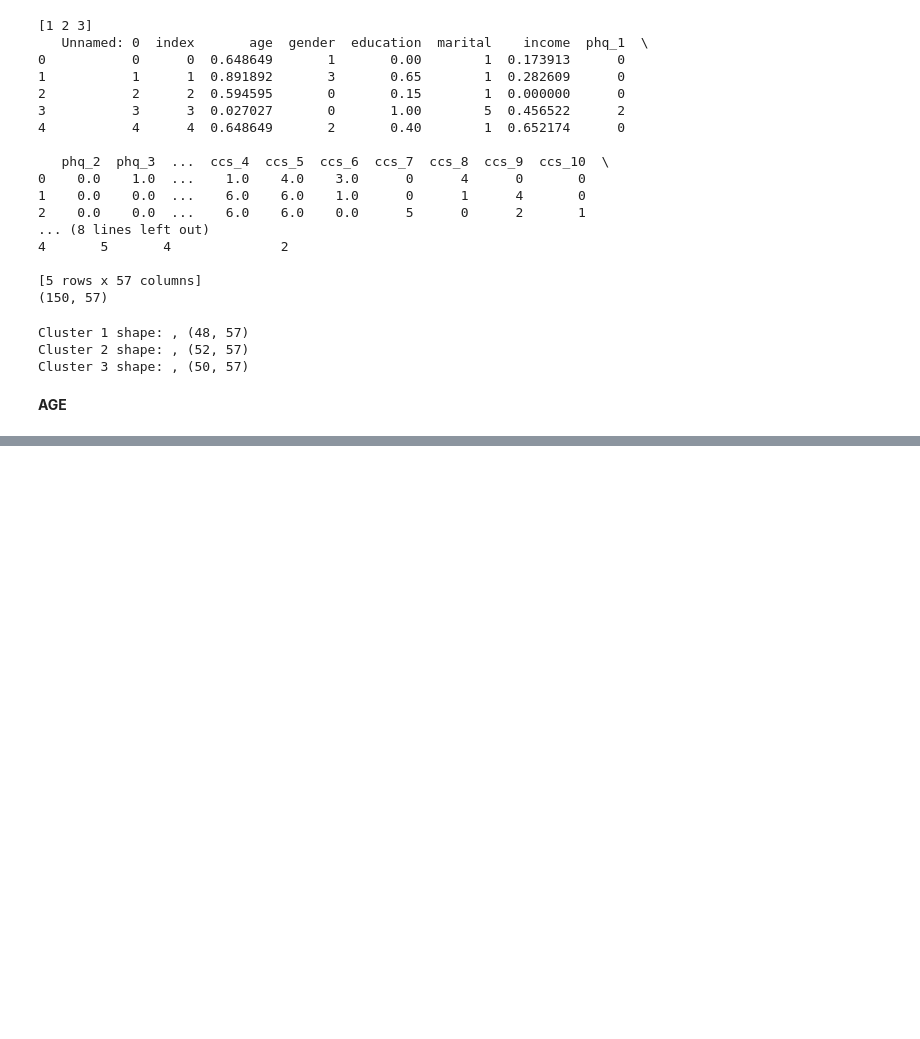
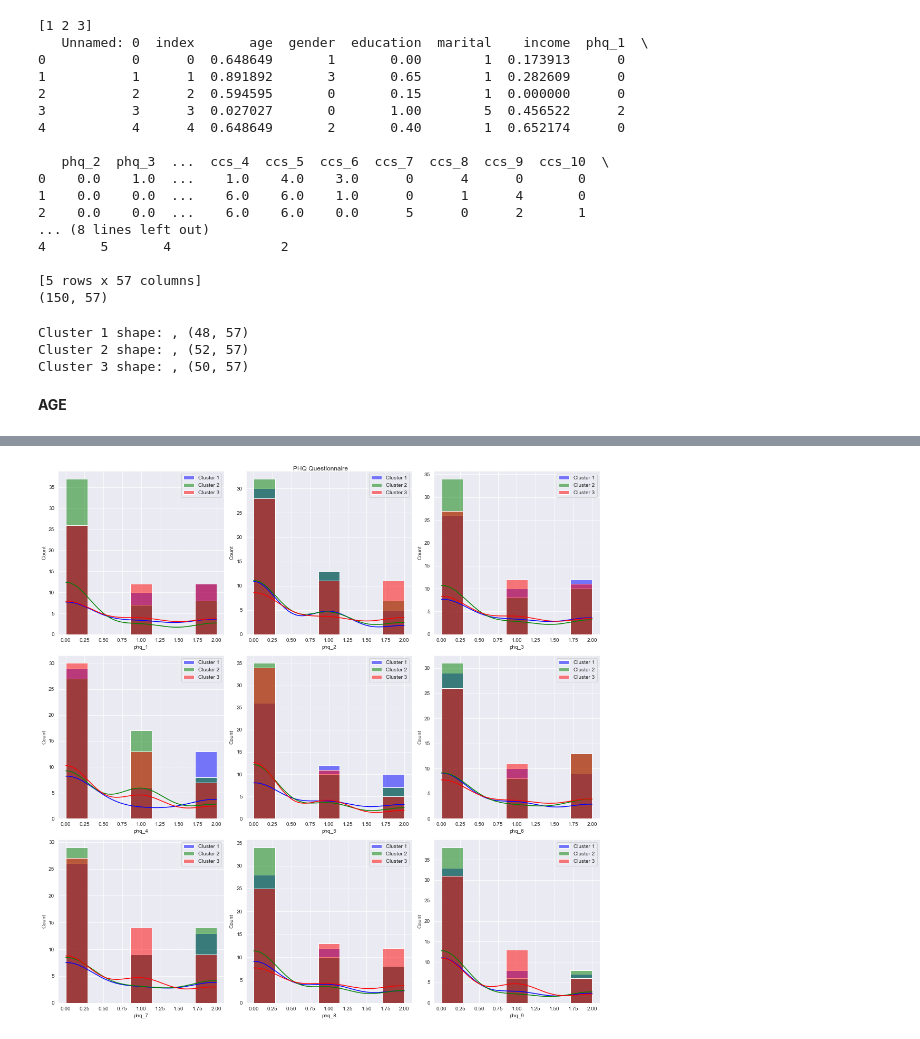
Before and after one commit to Flpp0/E-HealthProject, a Jupyter notebook: ComparisonBetweenClusters.ipynb, the cells around one changed output, grey strips where cells are left out. Cells and saved outputs as stored; diff of their text form; code cells hidden in the pictures; blank space fills up the shorter version.

```diff
--- a/ComparisonBetweenClusters.ipynb
+++ b/ComparisonBetweenClusters.ipynb
@@ -67,0 +79,19 @@ plt.show()
+# %%
+questionnaire_columns_phq = ['phq_1', 'phq_2', 'phq_3', 'phq_4', 'phq_5', 'phq_6', 'phq_7', 'phq_8', 'phq_9']
+
+# Create subplots for the histograms
+fig, axes = plt.subplots(nrows=3, ncols=3, figsize=(15, 15))
+axes = axes.flatten()
+x_val = [0, 1, 2, 3]
+
+for i, column_name in enumerate(questionnaire_columns_phq):
+    sns.histplot(data=cluster1[column_name],ax=axes[i],color='blue', label='Cluster 1', kde=True)
+    sns.histplot(data=cluster2[column_name],ax=axes[i], color='green', label='Cluster 2', kde=True)
+    sns.histplot(data=cluster3[column_name],ax=axes[i], color='red', label='Cluster 3', kde=True)
+    axes[i].legend()
+
+plt.suptitle('PHQ Questionnaire')
+plt.tight_layout()
+plt.show()
+# %% [output]
+[figure, added]
```
Also changed, not shown: parts of 6 cells of this notebook.
